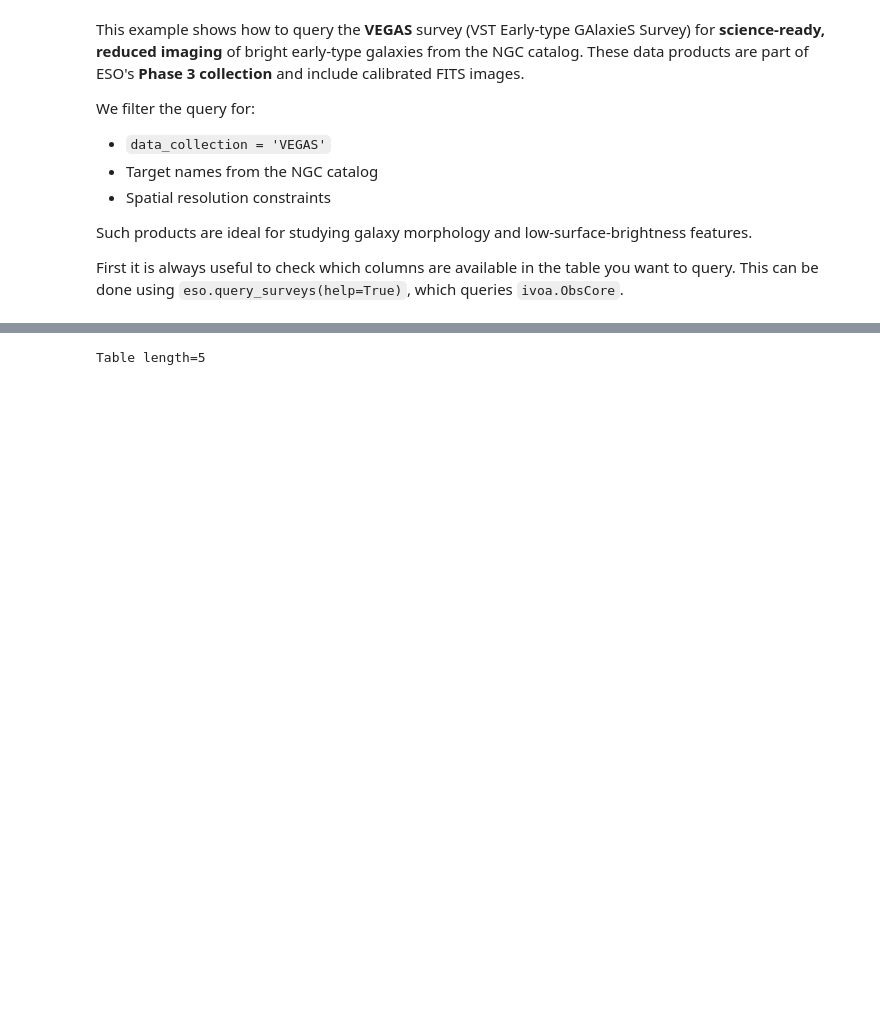
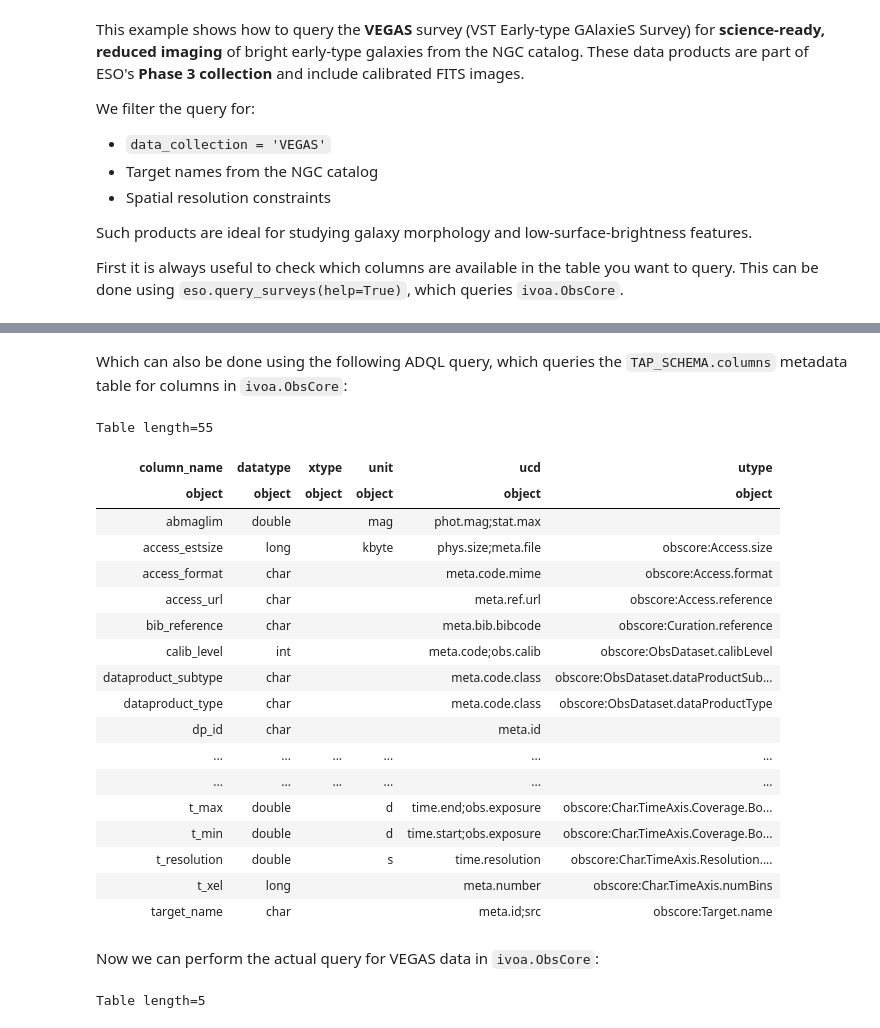
Before and after one commit to eso/astroquery_examples, a Jupyter notebook: examples/simple/06_observations_query_tap.ipynb, the cells around one changed output, grey strips where cells are left out. Cells and saved outputs as stored; diff of their text form; code cells hidden in the pictures; blank space fills up the shorter version.

Commit message:
updates to query_tap

```diff
--- a/examples/simple/06_observations_query_tap.ipynb
+++ b/examples/simple/06_observations_query_tap.ipynb
@@ -69,4 +113,36 @@ Number of records present in the table ivoa.ObsCore:
  [astroquery.eso.core]
+# %% [markdown]
+Which can also be done using the following ADQL query, which queries the `TAP_SCHEMA.columns` metadata table for columns in `ivoa.ObsCore`:
+# %%
+adql_query = """
+            SELECT column_name, datatype, xtype, unit, ucd, utype
+            from TAP_SCHEMA.columns
+            where table_name='ivoa.ObsCore'
+            """
+
+eso.query_tap(adql_query)
+# %% [output]
+Table length=55
+| column_name | datatype | xtype | unit | ucd | utype |
+| object | object | object | object | object | object |
+| abmaglim | double |  | mag | phot.mag;stat.max |  |
+| access_estsize | long |  | kbyte | phys.size;meta.file | obscore:Access.size |
+| access_format | char |  |  | meta.code.mime | obscore:Access.format |
+| access_url | char |  |  | meta.ref.url | obscore:Access.reference |
+| bib_reference | char |  |  | meta.bib.bibcode | obscore:Curation.reference |
+| calib_level | int |  |  | meta.code;obs.calib | obscore:ObsDataset.calibLevel |
+| dataproduct_subtype | char |  |  | meta.code.class | obscore:ObsDataset.dataProductSub... |
+| dataproduct_type | char |  |  | meta.code.class | obscore:ObsDataset.dataProductType |
+| dp_id | char |  |  | meta.id |  |
+| ... | ... | ... | ... | ... | ... |
+| ... | ... | ... | ... | ... | ... |
+| t_max | double |  | d | time.end;obs.exposure | obscore:Char.TimeAxis.Coverage.Bo... |
+| t_min | double |  | d | time.start;obs.exposure | obscore:Char.TimeAxis.Coverage.Bo... |
+| t_resolution | double |  | s | time.resolution | obscore:Char.TimeAxis.Resolution.... |
+| t_xel | long |  |  | meta.number | obscore:Char.TimeAxis.numBins |
+| target_name | char |  |  | meta.id;src | obscore:Target.name |
+# %% [markdown]
+Now we can perform the actual query for VEGAS data in `ivoa.ObsCore`:
 # %%
 adql_query = """
             SELECT TOP 30 target_name, s_ra, s_dec, instrument_name,
```
Also changed, not shown: parts of 13 cells of this notebook, 1 other file.
